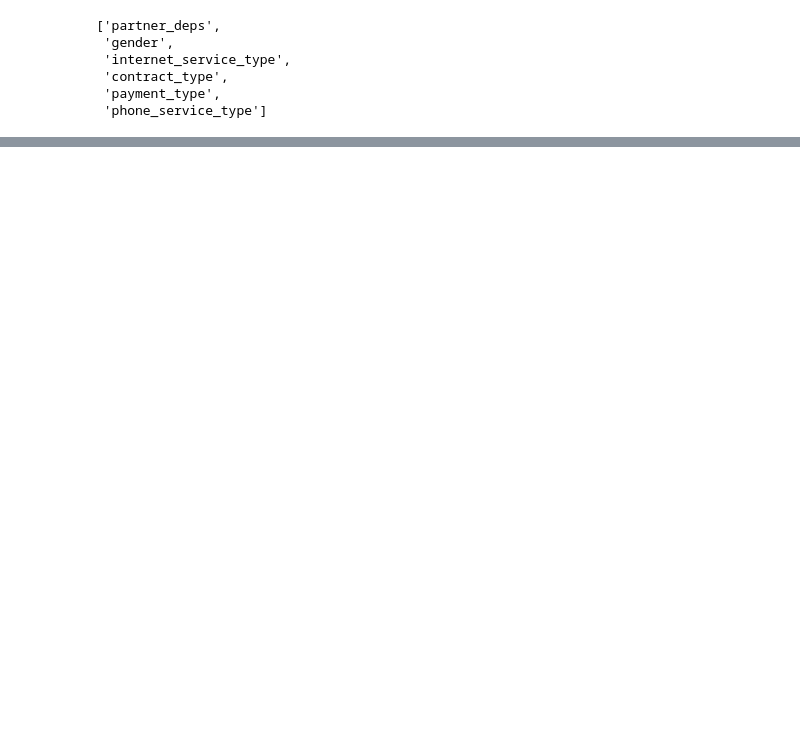
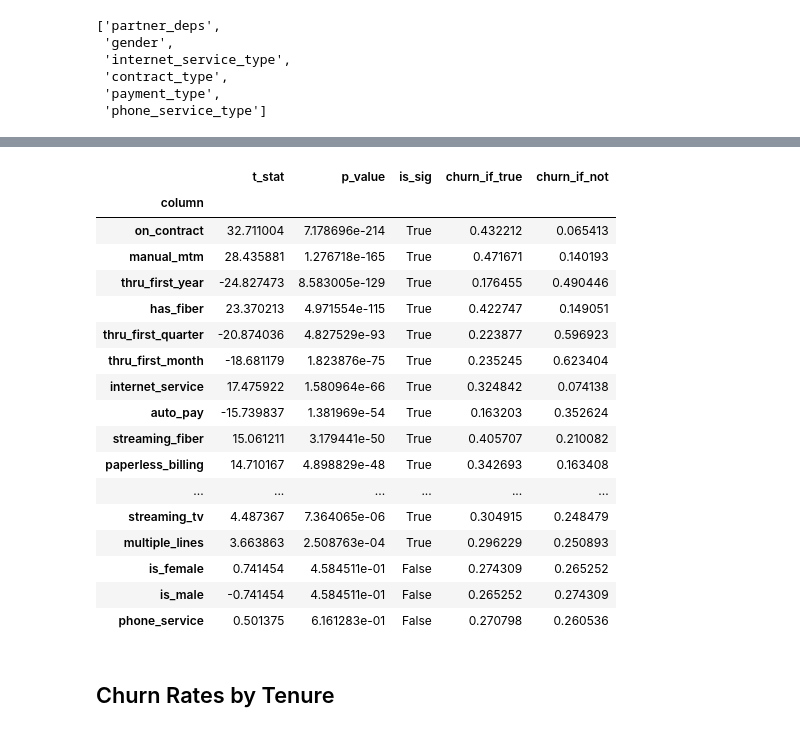
Before and after one commit to kjeliasen/TelcOMG, a Jupyter notebook: Telco_Churn_working.ipynb, the cells around one changed output, grey strips where cells are left out. Saved outputs shown, nothing was run; the diff lists cells and outputs as text; code cells hidden in the pictures; blank space fills up the shorter version.

```diff
--- a/Telco_Churn_working.ipynb
+++ b/Telco_Churn_working.ipynb
@@ -370,0 +663,37 @@ Accuracy of Decision Tree classifier on training set: 0.80
+# %%
+#     stats.ttest_ind(x1, x2)
+a = .05
+col_name = dfo.y_column
+p_list2 = []
+for col in boolean_cols:
+    is_true = dfo.train[dfo.train[col] == True][col_name]
+    is_not = dfo.train[dfo.train[col] != True][col_name]
+    y_if_true = is_true.mean()
+    y_if_not = is_not.mean()
+    t, p = stats.ttest_ind(is_true, is_not)
+
+    p_list2.append([col, t, p, p<a, y_if_true, y_if_not])
+
+df_p2 = pd.DataFrame(p_list2, columns=['column','t_stat','p_value','is_sig', col_name + '_if_true', col_name + '_if_not']).set_index('column').sort_values(by='p_value')
+df_p2
+# %% [output]
+|  | t_stat | p_value | is_sig | churn_if_true | churn_if_not |
+| column |  |  |  |  |  |
+| on_contract | 32.711004 | 7.178696e-214 | True | 0.432212 | 0.065413 |
+| manual_mtm | 28.435881 | 1.276718e-165 | True | 0.471671 | 0.140193 |
+| thru_first_year | -24.827473 | 8.583005e-129 | True | 0.176455 | 0.490446 |
+| has_fiber | 23.370213 | 4.971554e-115 | True | 0.422747 | 0.149051 |
+| thru_first_quarter | -20.874036 | 4.827529e-93 | True | 0.223877 | 0.596923 |
+| thru_first_month | -18.681179 | 1.823876e-75 | True | 0.235245 | 0.623404 |
+| internet_service | 17.475922 | 1.580964e-66 | True | 0.324842 | 0.074138 |
+| auto_pay | -15.739837 | 1.381969e-54 | True | 0.163203 | 0.352624 |
+| streaming_fiber | 15.061211 | 3.179441e-50 | True | 0.405707 | 0.210082 |
+| paperless_billing | 14.710167 | 4.898829e-48 | True | 0.342693 | 0.163408 |
+| ... | ... | ... | ... | ... | ... |
+| streaming_tv | 4.487367 | 7.364065e-06 | True | 0.304915 | 0.248479 |
+| multiple_lines | 3.663863 | 2.508763e-04 | True | 0.296229 | 0.250893 |
+| is_female | 0.741454 | 4.584511e-01 | False | 0.274309 | 0.265252 |
+| is_male | -0.741454 | 4.584511e-01 | False | 0.265252 | 0.274309 |
+| phone_service | 0.501375 | 6.161283e-01 | False | 0.270798 | 0.260536 |
+# %% [markdown]
+## Churn Rates by Tenure
```
Also changed, not shown: parts of 58 cells of this notebook, 10 other files.
